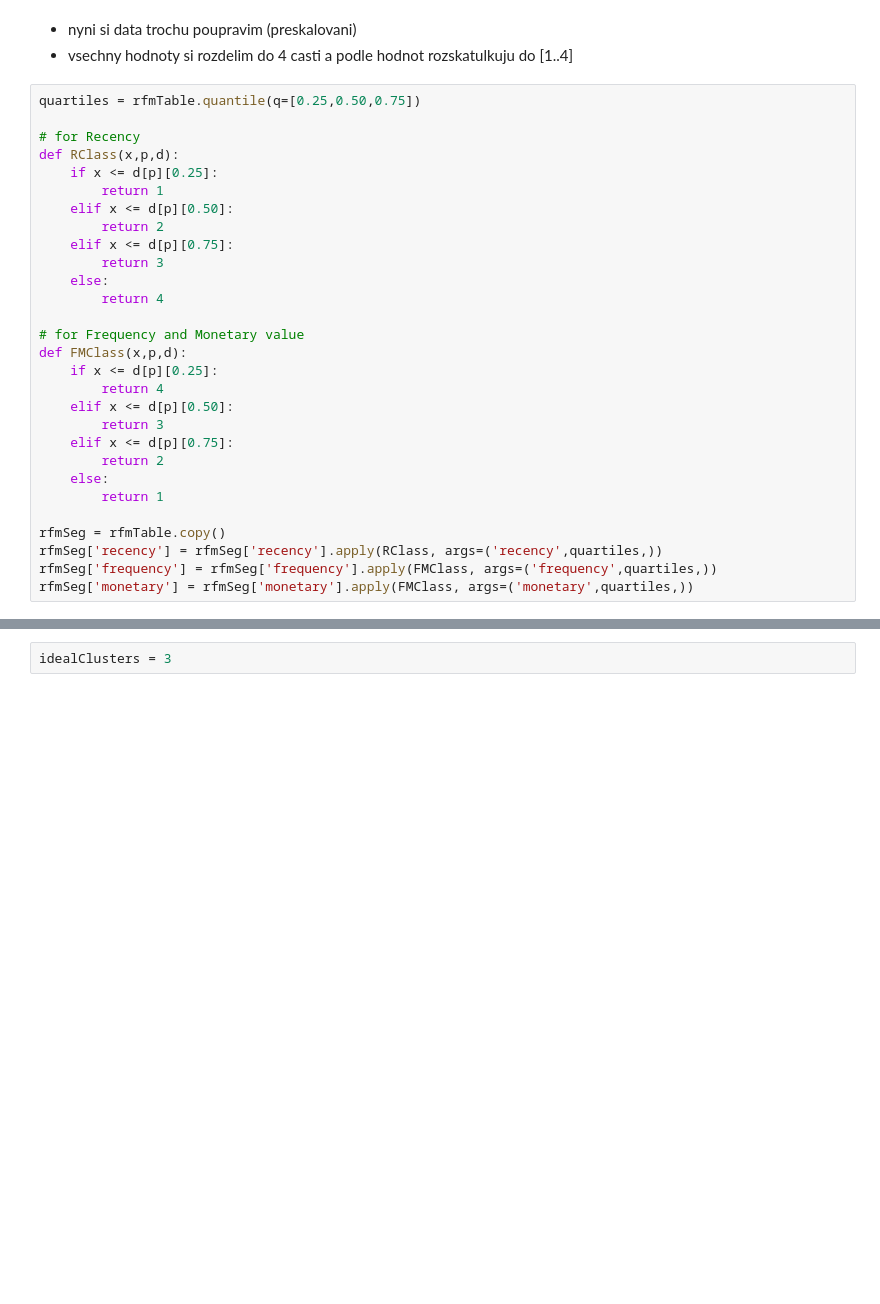
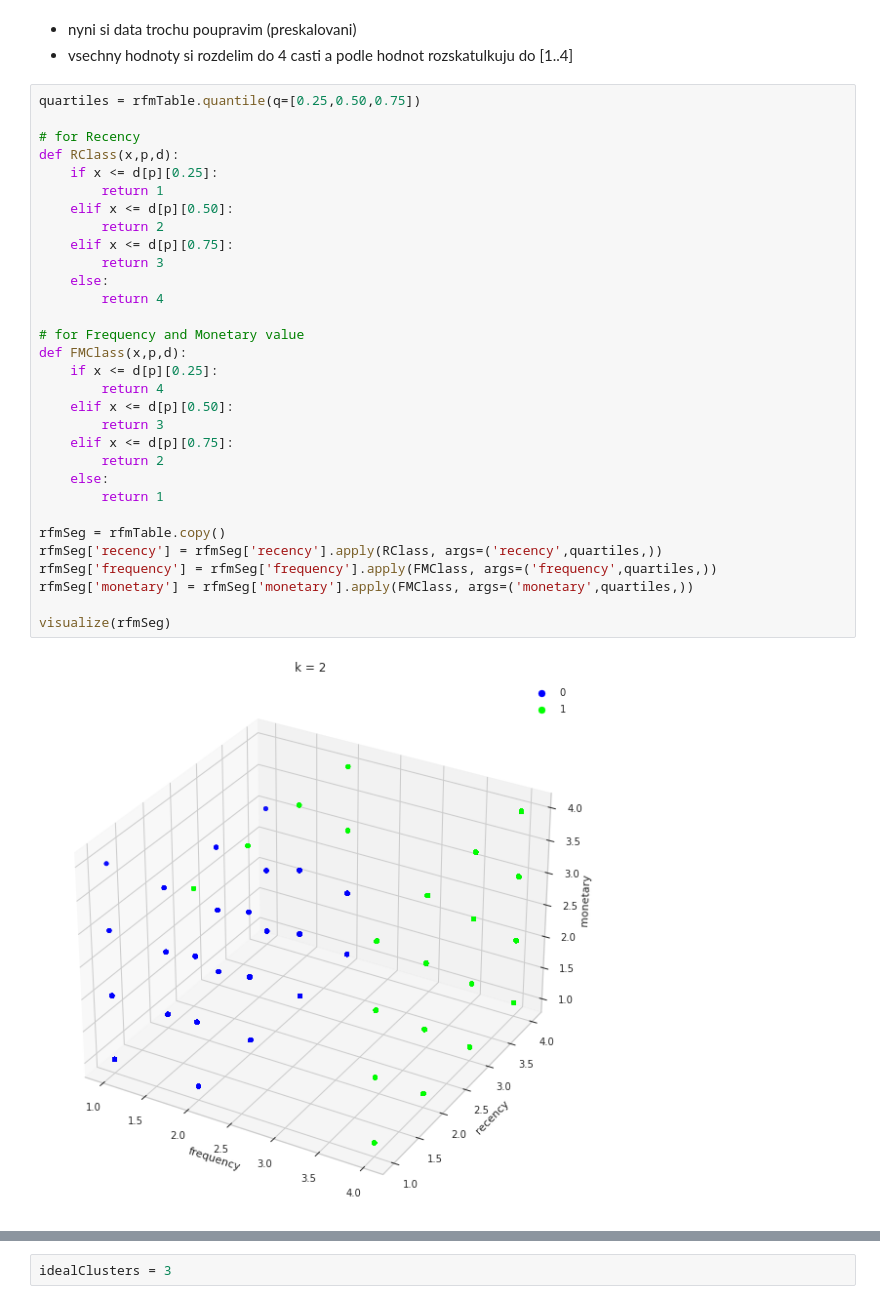
Before and after one commit to xuthang/bi-vzd, a Jupyter notebook: 03/homework_03_B201.ipynb, the cells around one changed output, grey strips where cells are left out. Saved outputs shown, nothing was run; the diff lists cells and outputs as text; blank space fills up the shorter version.

```diff
--- a/03/homework_03_B201.ipynb
+++ b/03/homework_03_B201.ipynb
@@ -104,29 +123,33 @@ findfont: Font family ['sans-serif'] not found. Falling back to DejaVu Sans.
 # %%
 quartiles = rfmTable.quantile(q=[0.25,0.50,0.75])
 
 # for Recency
 def RClass(x,p,d):
     if x <= d[p][0.25]:
         return 1
     elif x <= d[p][0.50]:
         return 2
     elif x <= d[p][0.75]:
         return 3
     else:
         return 4
 
 # for Frequency and Monetary value
 def FMClass(x,p,d):
     if x <= d[p][0.25]:
         return 4
     elif x <= d[p][0.50]:
         return 3
     elif x <= d[p][0.75]:
         return 2
     else:
         return 1
 
 rfmSeg = rfmTable.copy()
 rfmSeg['recency'] = rfmSeg['recency'].apply(RClass, args=('recency',quartiles,))
 rfmSeg['frequency'] = rfmSeg['frequency'].apply(FMClass, args=('frequency',quartiles,))
 rfmSeg['monetary'] = rfmSeg['monetary'].apply(FMClass, args=('monetary',quartiles,))
+
+visualize(rfmSeg)
+# %% [output]
+[figure, added]
```
Also changed, not shown: parts of 17 cells of this notebook.
